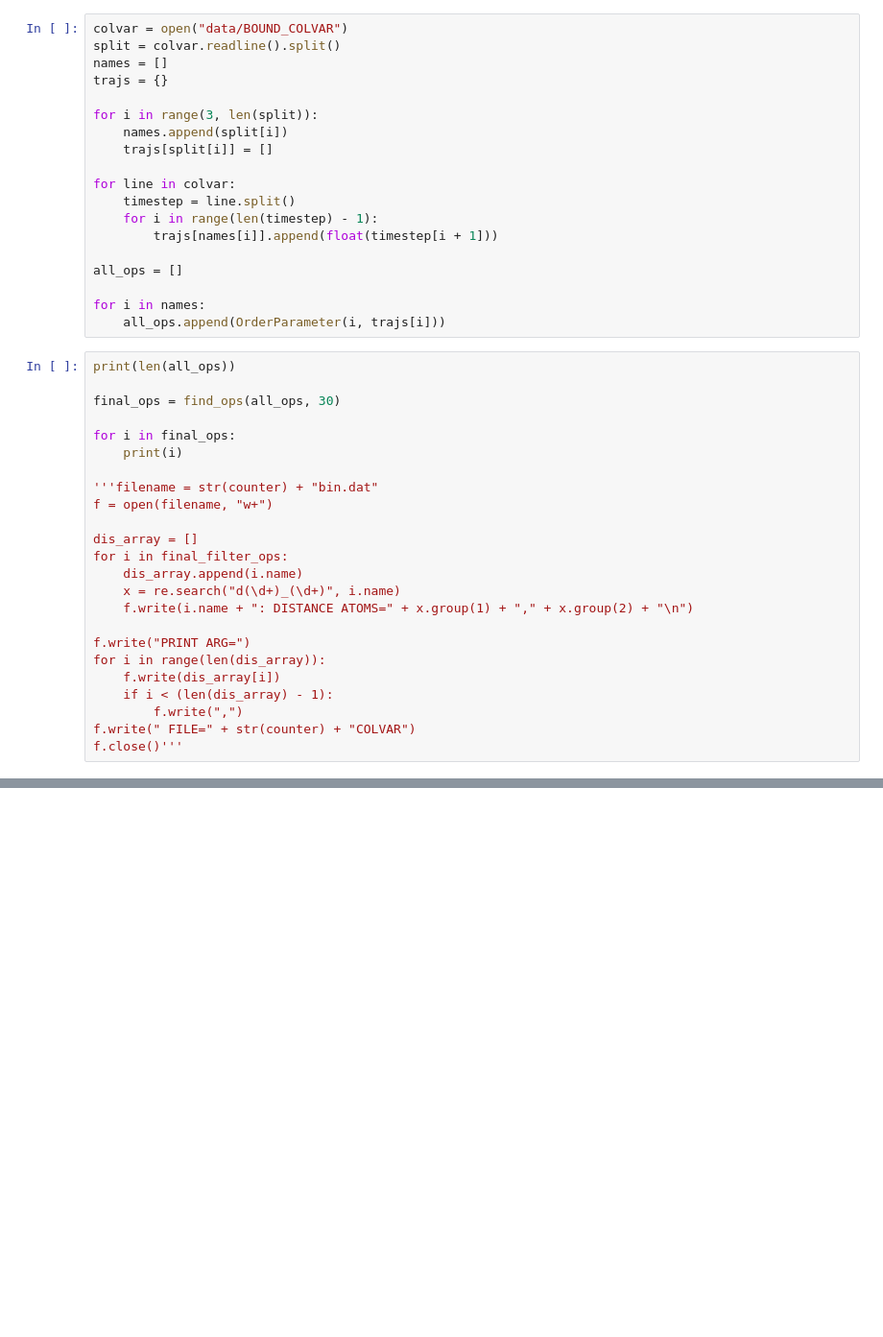
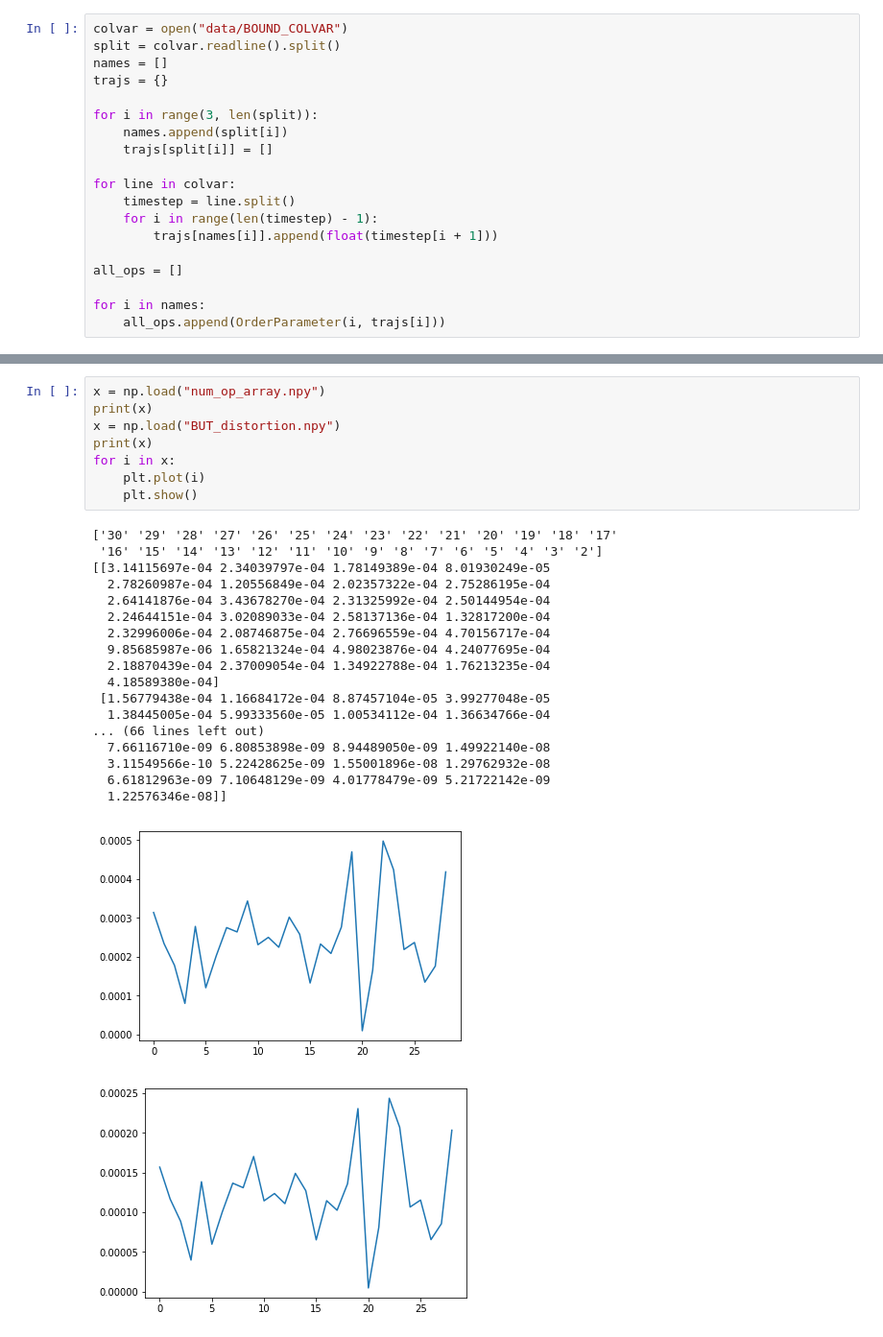
Before and after one commit to tiwarylab/amino, a Jupyter notebook: BUT/BUT-Debug.ipynb, the cells around one changed output, grey strips where cells are left out. Shown at 96% size. Cells and saved outputs as stored; diff of their text form; blank space fills up the shorter version.

Commit message:
adding data for zack to make pretty plots

```diff
--- a/BUT/BUT-Debug.ipynb
+++ b/BUT/BUT-Debug.ipynb
@@ -392,27 +392,3 @@ all_ops = []
 
 for i in names:
     all_ops.append(OrderParameter(i, trajs[i]))
-# %%
-print(len(all_ops))
-
-final_ops = find_ops(all_ops, 30)
-
-for i in final_ops:
-    print(i)
-
-'''filename = str(counter) + "bin.dat"
-f = open(filename, "w+")
-
-dis_array = []
-for i in final_filter_ops:
-    dis_array.append(i.name)
-    x = re.search("d(\d+)_(\d+)", i.name)
-    f.write(i.name + ": DISTANCE ATOMS=" + x.group(1) + "," + x.group(2) + "\n")
-
-f.write("PRINT ARG=")
-for i in range(len(dis_array)):
-    f.write(dis_array[i])
-    if i < (len(dis_array) - 1):
-        f.write(",")
-f.write(" FILE=" + str(counter) + "COLVAR")
-f.close()'''
@@ -447,0 +428,28 @@ d1631_1666
+# %%
+x = np.load("num_op_array.npy")
+print(x)
+x = np.load("BUT_distortion.npy")
+print(x)
+for i in x:
+    plt.plot(i)
+    plt.show()
+# %% [output]
+['30' '29' '28' '27' '26' '25' '24' '23' '22' '21' '20' '19' '18' '17'
+ '16' '15' '14' '13' '12' '11' '10' '9' '8' '7' '6' '5' '4' '3' '2']
+[[3.14115697e-04 2.34039797e-04 1.78149389e-04 8.01930249e-05
+  2.78260987e-04 1.20556849e-04 2.02357322e-04 2.75286195e-04
+  2.64141876e-04 3.43678270e-04 2.31325992e-04 2.50144954e-04
+  2.24644151e-04 3.02089033e-04 2.58137136e-04 1.32817200e-04
+  2.32996006e-04 2.08746875e-04 2.76696559e-04 4.70156717e-04
+  9.85685987e-06 1.65821324e-04 4.98023876e-04 4.24077695e-04
+  2.18870439e-04 2.37009054e-04 1.34922788e-04 1.76213235e-04
+  4.18589380e-04]
+ [1.56779438e-04 1.16684172e-04 8.87457104e-05 3.99277048e-05
+  1.38445005e-04 5.99333560e-05 1.00534112e-04 1.36634766e-04
+... (66 lines left out)
+  7.66116710e-09 6.80853898e-09 8.94489050e-09 1.49922140e-08
+  3.11549566e-10 5.22428625e-09 1.55001896e-08 1.29762932e-08
+  6.61812963e-09 7.10648129e-09 4.01778479e-09 5.21722142e-09
+  1.22576346e-08]]
+[figure, added]
+[figure, added]
```
Also changed, not shown: parts of 4 cells of this notebook, 23 other files.
